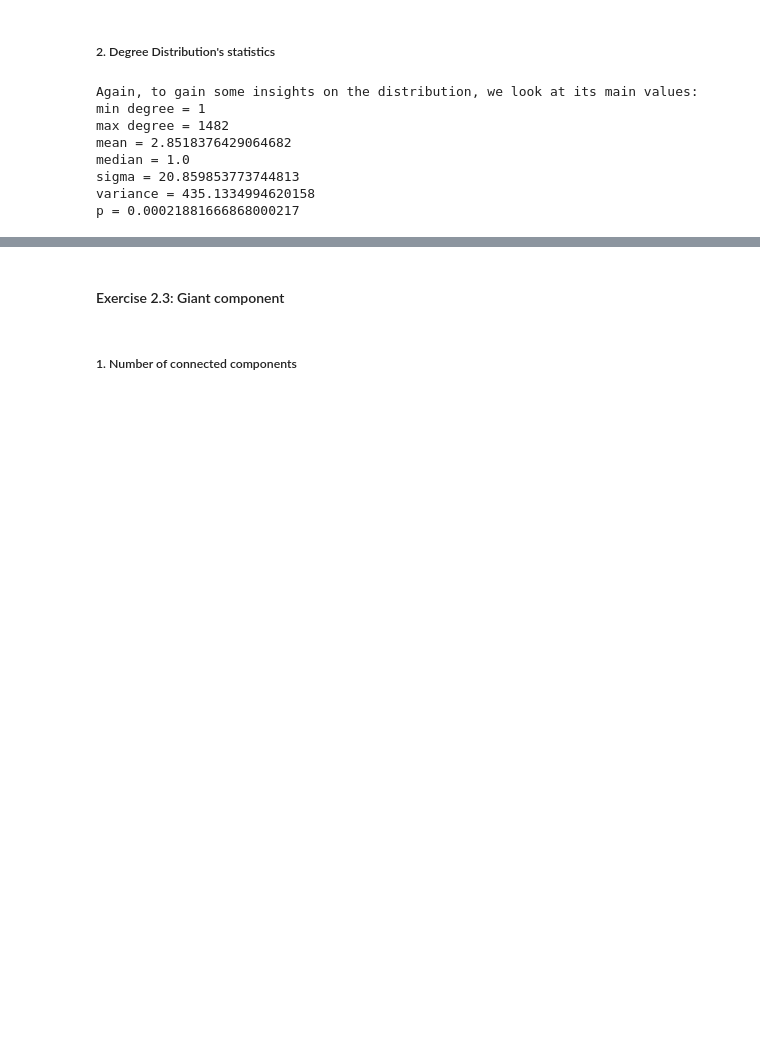
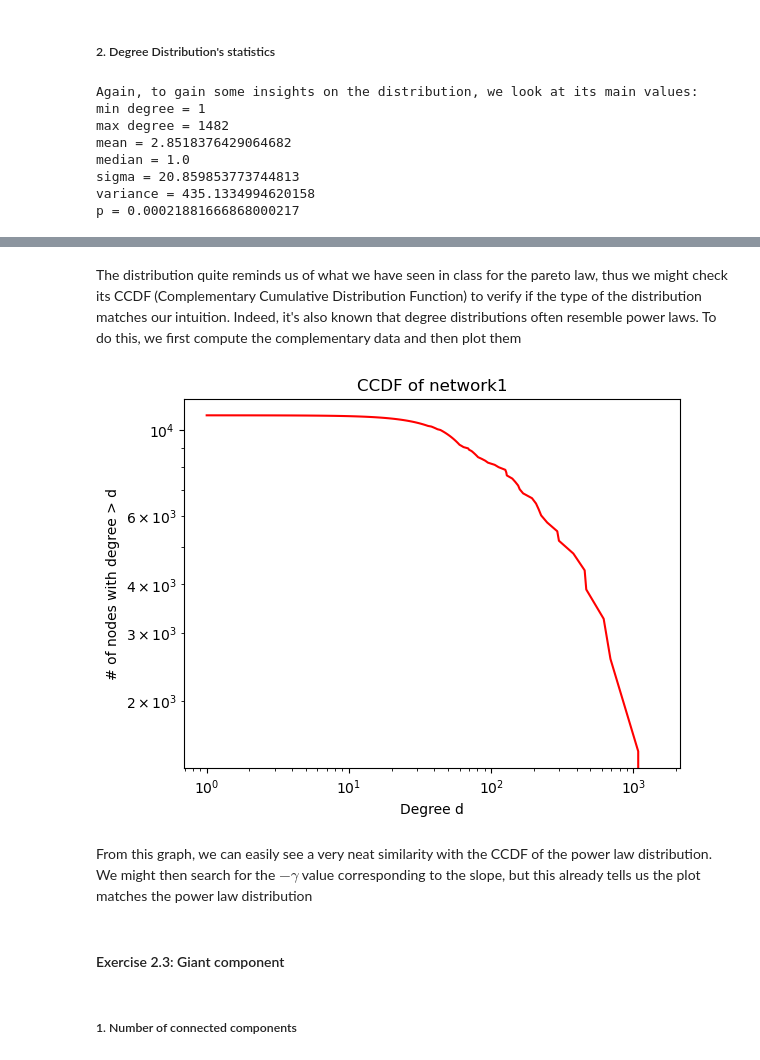
Before and after one commit to Enrico-Benedettini/Internet-Analytics---Lab-2, a Jupyter notebook: assignment/ix-lab2-notebook-part1.ipynb, the cells around one changed output, grey strips where cells are left out. Saved outputs shown, nothing was run; the diff lists cells and outputs as text; code cells hidden in the pictures; blank space fills up the shorter version.

```diff
--- a/assignment/ix-lab2-notebook-part1.ipynb
+++ b/assignment/ix-lab2-notebook-part1.ipynb
@@ -110,3 +115,26 @@ Since the minimum degree observed is 1, we can try to assume that $\hat{x}_m = 1
+# %% [markdown]
+The distribution quite reminds us of what we have seen in class for the pareto law, thus we might check its CCDF (Complementary Cumulative Distribution Function) to verify if the type of the distribution matches our intuition. Indeed, it's also known that degree distributions often resemble power laws.
+To do this, we first compute the complementary data and then plot them
+# %%
+# First, compute the complementary data. To do this, we take a copy (to avoid modifications on the x values of degree_uniques)
+# and we compute the cumulative values turning counts into a CDF.
+counts = np.copy(degree_uniques)
+for i in range(1, len(counts)):
+    counts[i] += counts[i-1]
+# Finally, we compute the max value and reverse the values of the CDF based on this ending up with our CCDF
+counts_max = max(counts)
+compl = [counts_max - n for n in counts]
+
+# Plot the degree distributions but with y reversed according to our calculations
+plt.loglog(degree_uniques, compl, color='red')
+plt.title('CCDF of network1')
+plt.xlabel('Degree d')
+plt.ylabel('# of nodes with degree > d')
+plt.show()
+# %% [output]
+[figure, added]
+# %% [markdown]
+From this graph, we can easily see a very neat similarity with the CCDF of the power law distribution. We might then search for the $-\gamma$ value corresponding to the slope, but this already tells us the plot matches the power law distribution
 # %% [markdown]
 #### Exercise 2.3: Giant component
 # %% [markdown]
```
Also changed, not shown: parts of 5 cells of this notebook.
